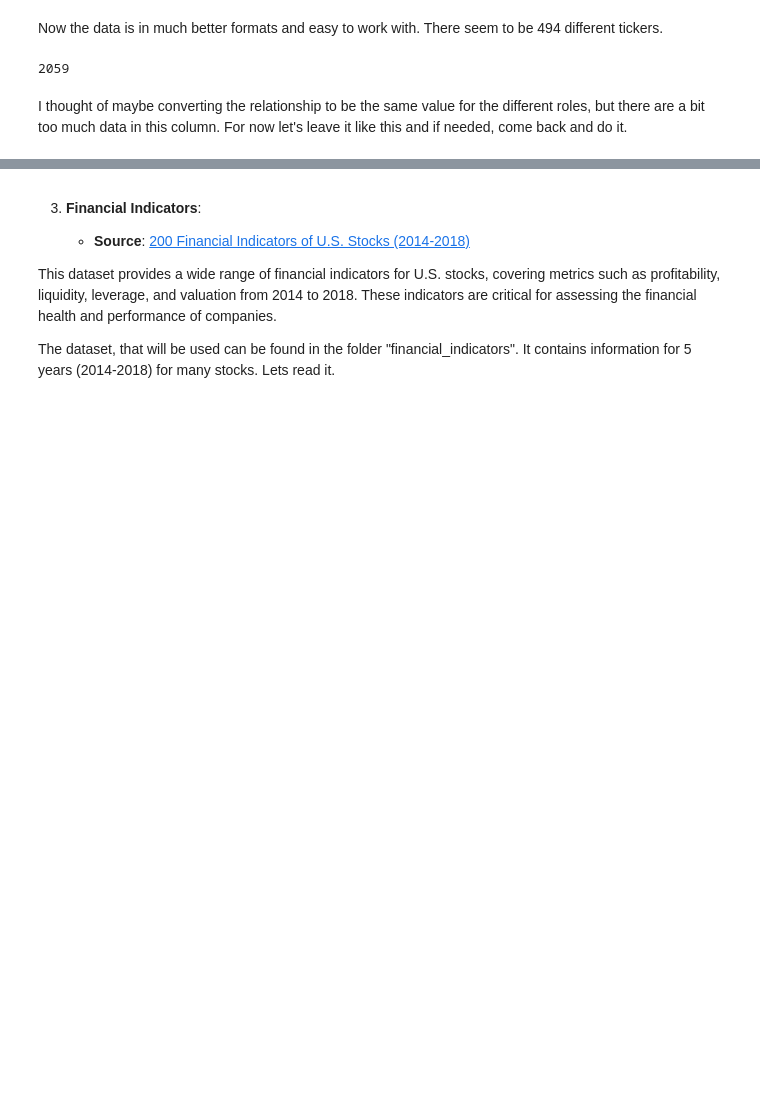
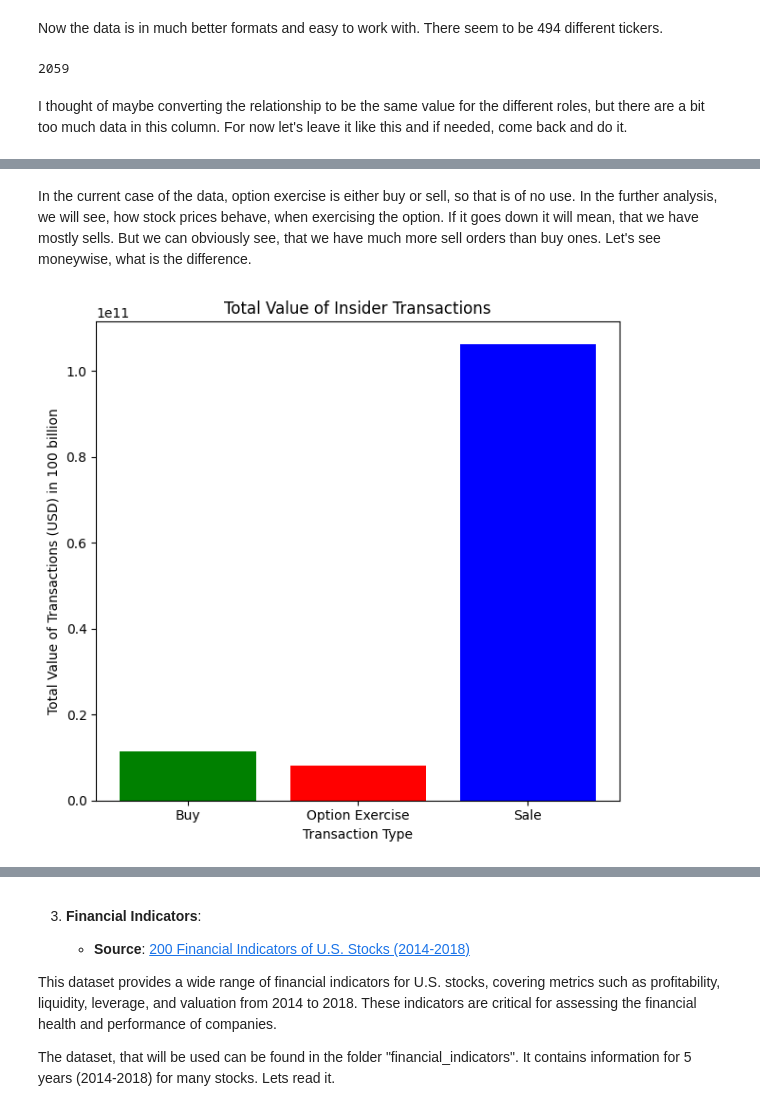
Before and after one commit to thunder913/Data-Science, a Jupyter notebook: stock_analysis.ipynb, the cells around one changed output, grey strips where cells are left out. Saved outputs shown, nothing was run; the diff lists cells and outputs as text; code cells hidden in the pictures; blank space fills up the shorter version.

```diff
--- a/stock_analysis.ipynb
+++ b/stock_analysis.ipynb
@@ -333,0 +376,21 @@ I thought of maybe converting the relationship to be the same value for the diff
+# %% [markdown]
+In the current case of the data, option exercise is either buy or sell, so that is of no use. In the further analysis, we will see, how stock prices behave, when exercising the option. If it goes down it will mean, that we have mostly sells. But we can obviously see, that we have much more sell orders than buy ones. Let's see moneywise, what is the difference.
+# %%
+insider_trading_tidy['value'] = insider_trading_tidy['value'].replace('[\$,]', '', regex=True).astype(float)
+
+transaction_counts = insider_trading_tidy['transaction'].value_counts()
+
+transaction_values = insider_trading_tidy.groupby('transaction')['value'].sum()
+
+plt.figure(figsize=(12, 6))
+
+plt.subplot(1, 2, 2)
+plt.bar(transaction_values.index, transaction_values.values, color=['green', 'red', 'blue'])
+plt.title('Total Value of Insider Transactions')
+plt.xlabel('Transaction Type')
+plt.ylabel('Total Value of Transactions (USD) in 100 billion')
+
+plt.tight_layout()
+plt.show()
+# %% [output]
+[figure, added]
```
Also changed, not shown: parts of 14 cells of this notebook.
